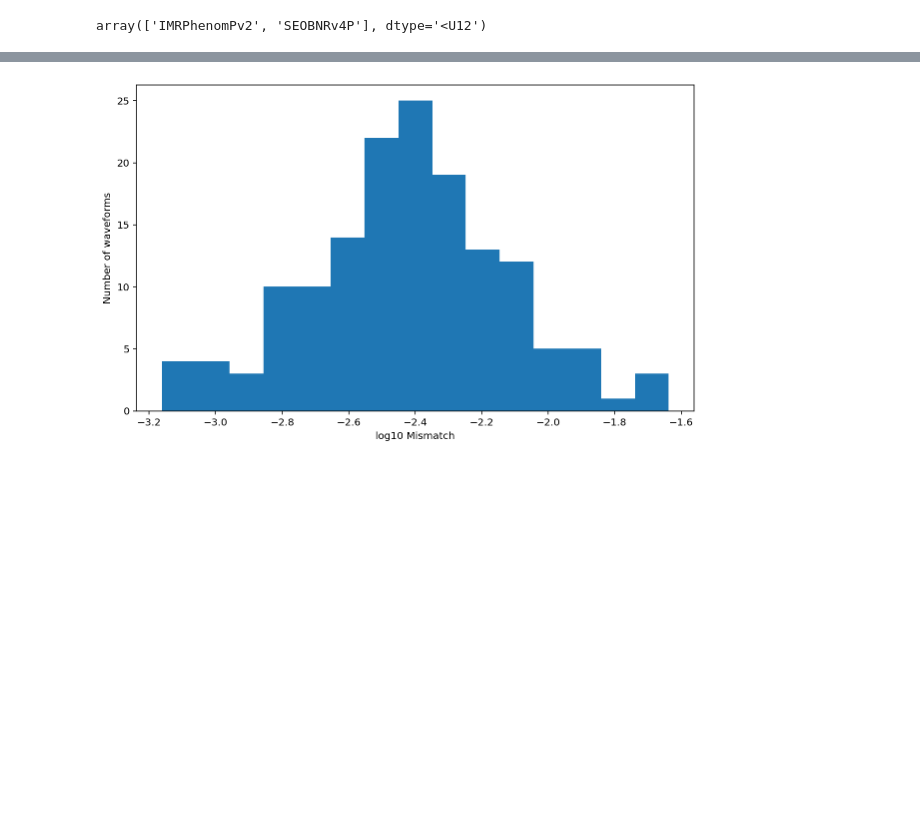
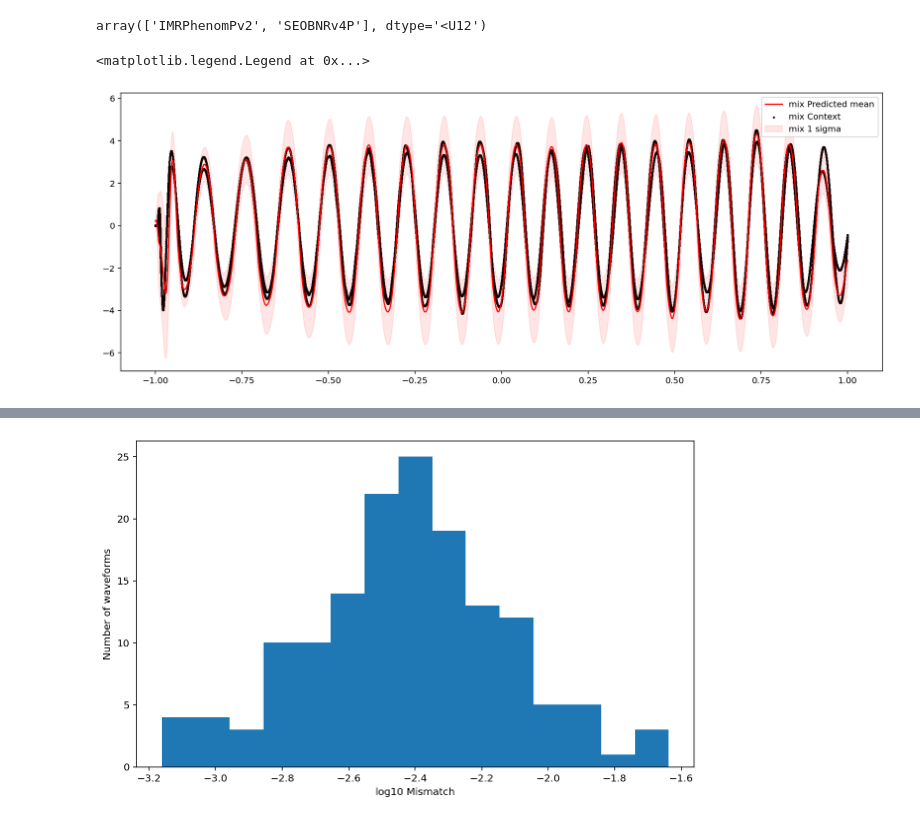
Before and after one commit to MarinerQ/npf_GWwaveform, a Jupyter notebook: gw/training/fd/IMRPv2EOBv4P_fd_convcnp.ipynb, the cells around one changed output, grey strips where cells are left out. Saved outputs shown, nothing was run; the diff lists cells and outputs as text; code cells hidden in the pictures; blank space fills up the shorter version.

```diff
--- a/gw/training/fd/IMRPv2EOBv4P_fd_convcnp.ipynb
+++ b/gw/training/fd/IMRPv2EOBv4P_fd_convcnp.ipynb
@@ -215,3 +221,8 @@ mean_eob, std_eob = gwutils.get_predictions(model_pv2v4p, x_test_context_eob.uns
+# %%
+plt.figure(figsize=(16,6))
+# %% [output]
+<matplotlib.legend.Legend at 0x...>
+[figure, added]
 # %%
 real_freq_test_imr, real_amp_test_imr = gwutils.unscale_scaled_fdwaveforms(x_test_target_imr_unsc, [y_test_target_imr_unsc], chirp_mass_look)
 real_freq_test_imr, real_mean_test_imr = gwutils.unscale_scaled_fdwaveforms(x_test_target_imr_unsc, [mean_imr], chirp_mass_look)
```
Also changed, not shown: parts of 10 cells of this notebook, 2 other files.
